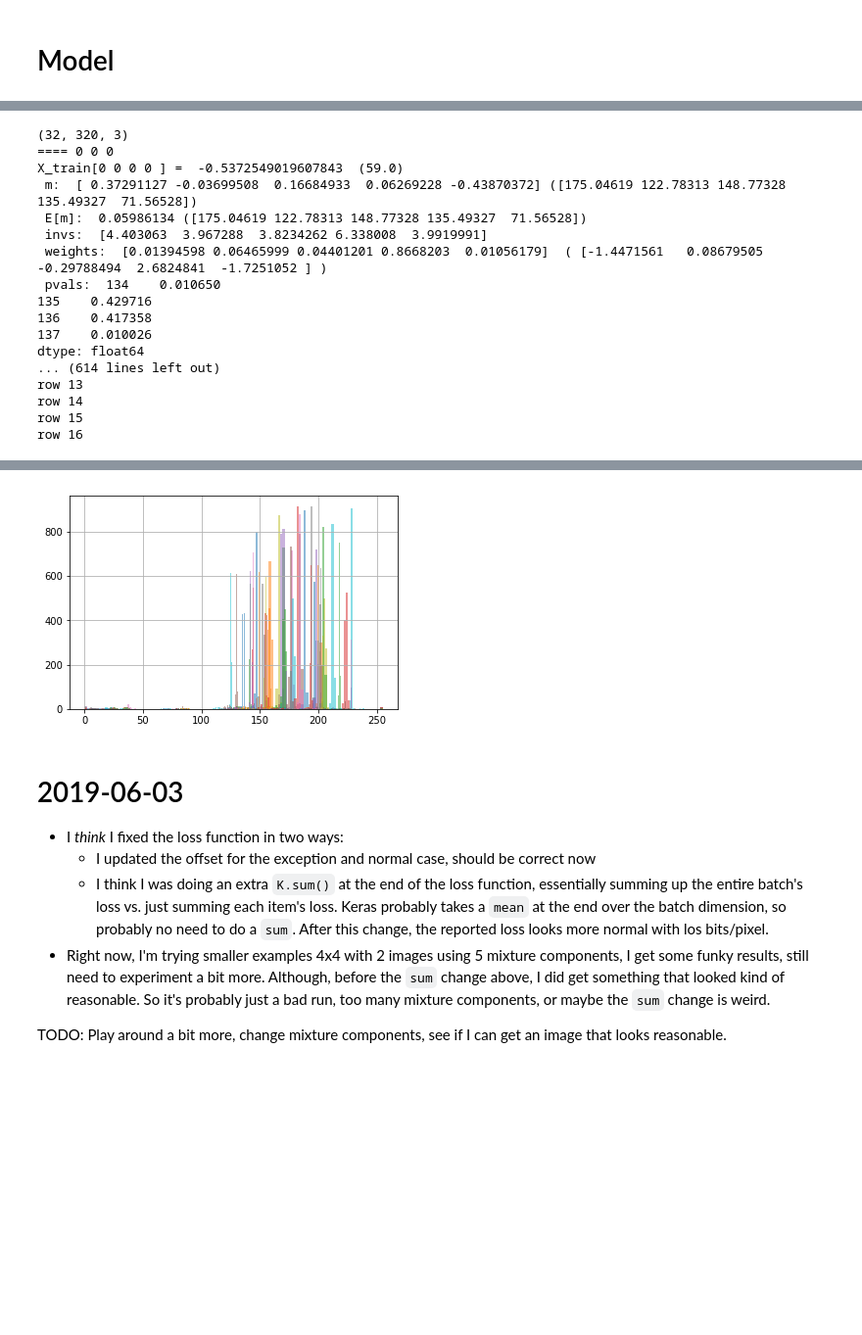
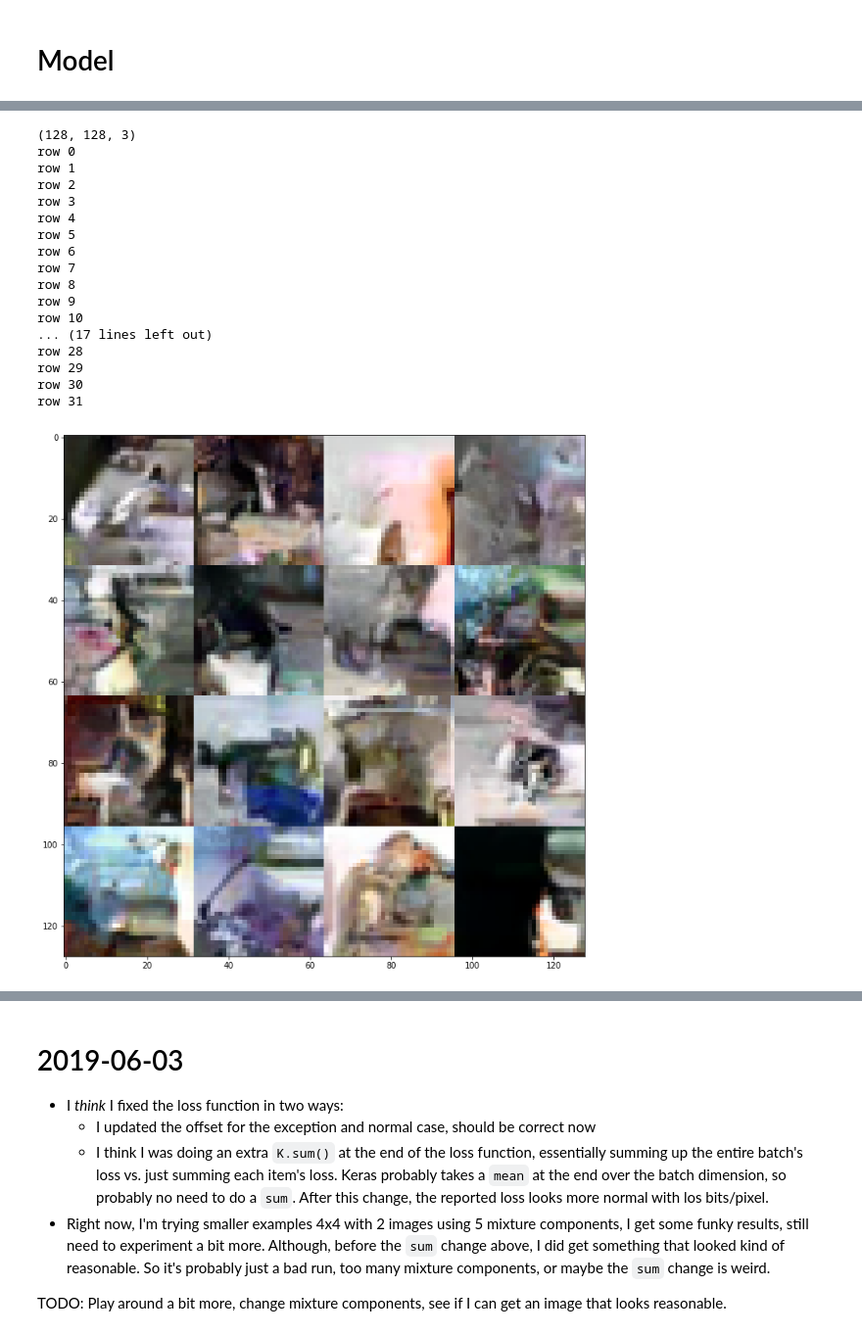
Before and after one commit to bjlkeng/sandbox, a Jupyter notebook: notebooks/pixel_cnn/pixelcnn-test_loss_pixelconv2d-multi-image.ipynb, the cells around one changed output, grey strips where cells are left out. Shown at 98% size. Drawn from its saved outputs; the diff is of its cells as text; code cells hidden in the pictures; blank space fills up the shorter version.

```diff
--- a/notebooks/pixel_cnn/pixelcnn-test_loss_pixelconv2d-multi-image.ipynb
+++ b/notebooks/pixel_cnn/pixelcnn-test_loss_pixelconv2d-multi-image.ipynb
@@ -249,7 +293,7 @@ df['loss'][-25:].plot(figsize=(8, 6))
 #model.compile(optimizer=optimizer,
 #              loss=lambda x, y: pixelcnn_loss(x, y, img_rows, img_cols, img_chns, mixture_components))
 # %%
-debug = True
+debug = False
 
 def gen_image(model, num_samples=batch_size):
     x_sample = np.zeros((num_samples, img_rows, img_cols, img_chns))
@@ -264,19 +308,21 @@ def gen_image(model, num_samples=batch_size):
                 for n in range(num_samples):
                     offset = k * mixture_components
                     x_ms = x_out[n, i, j, offset:offset + mixture_components]
+
                     offset = mixture_components * img_chns + k * mixture_components
+                    x_invs = x_out[n, i, j, offset:offset + mixture_components]
 
-                    x_invs = x_out[n, i, j, offset:offset + mixture_components]
                     offset = 2 * mixture_components * img_chns + k * mixture_components
                     weights = softmax(x_out[n, i, j, offset:offset + mixture_components])
+
                     pvals = compute_mixture(x_ms, x_invs, weights, mixture_components)
                     pvals /= (np.sum(pvals) + 1e-5)
                     pixel_val = np.argmax(np.random.multinomial(1, pvals))
                     x_sample[n, i, j, k] = (pixel_val - 127.5) / 127.5
                     if 0 <= i <= 3 and 0 <= j <= 3 and n == 0 and debug:
                         print("====", i, j, k)
-                        print("X_train[0", i, j, k, "] = ", X_train[0, i, j, k],
-                              " (%s)" % (X_train[0, i, j, k] * 127.5 + 127.5))
+                        print("X_train[0/1", i, j, k, "] = ", X_train[0, i, j, k], ', ', X_train[1, i, j, k],
+                              " (%s, %s)" % (X_train[0, i, j, k] * 127.5 + 127.5, X_train[1, i, j, k] * 127.5 + 127.5))
                         print(" m: ", x_ms, "(%s)" % (x_ms * 127.5 + 127.5))
                         print(" E[m]: ", (x_ms * weights).sum(), "(%s)" % (x_ms * 127.5 + 127.5))
                         print(" invs: ", x_invs)
@@ -305,41 +351,44 @@ def gen_image(model, num_samples=batch_size):
 # %%
 start = time.time()
 
-#n = 1 if debug else 10
-n = 2
-figure = np.zeros((img_rows, img_cols * 10, img_chns))
+n = 1 if debug else batch_size
+num_samples = min(n, batch_size)
+rows = int(n // np.ceil(np.sqrt(num_samples)))
+cols = int(n // np.ceil(np.sqrt(num_samples)))
+
+figure = np.zeros((img_rows * rows, img_cols * cols, img_chns))
 print(figure.shape)
-num_samples = min(n, batch_size)
-for i in range(1):
-    samples = gen_image(model, num_samples=num_samples)
-    for j in range(num_samples):
-        img = samples[j] / 255.
-        d_x = ((i * batch_size + j) // 10) * img_rows
-        d_y = ((i * batch_size + j) % 10) * img_cols
+samples = gen_image(model, num_samples=num_samples)
+for i in range(rows):
+    for j in range(cols):
+        img = samples[i * rows + j] / 255.
+        d_x = (i * img_rows)
+        d_y = (j * img_cols)
         figure[d_x:d_x + img_rows, d_y:d_y + img_cols, :] = img
 
 plt.figure(figsize=(12, 12))
 plt.imshow(figure)
 plt.show()
 
 done = time.time()
 elapsed = done - start
 print("Elapsed: ", elapsed)
 # %% [output]
-(32, 320, 3)
-==== 0 0 0
-X_train[0 0 0 0 ] =  -0.5372549019607843  (59.0)
- m:  [ 0.37291127 -0.03699508  0.16684933  0.06269228 -0.43870372] ([175.04619 122.78313 148.77328 135.49327  71.56528])
- E[m]:  0.05986134 ([175.04619 122.78313 148.77328 135.49327  71.56528])
- invs:  [4.403063  3.967288  3.8234262 6.338008  3.9919991]
- weights:  [0.01394598 0.06465999 0.04401201 0.8668203  0.01056179]  ( [-1.4471561   0.08679505 -0.29788494  2.6824841  -1.7251052 ] )
- pvals:  134    0.010650
-135    0.429716
-136    0.417358
-137    0.010026
-dtype: float64
-... (614 lines left out)
-row 13
-row 14
-row 15
-row 16
+(128, 128, 3)
+row 0
+row 1
+row 2
+row 3
+row 4
+row 5
+row 6
+row 7
+row 8
+row 9
+row 10
+... (17 lines left out)
+row 28
+row 29
+row 30
+row 31
+[figure, new version]
@@ -347,4 +396,3 @@ KeyboardInterrupt:
-[figure, old version]
 # %%
 for i in range(num_sample):
     plt.figure(figsize=(2, 2))
```
Also changed, not shown: parts of 17 cells of this notebook, 2 other files.
